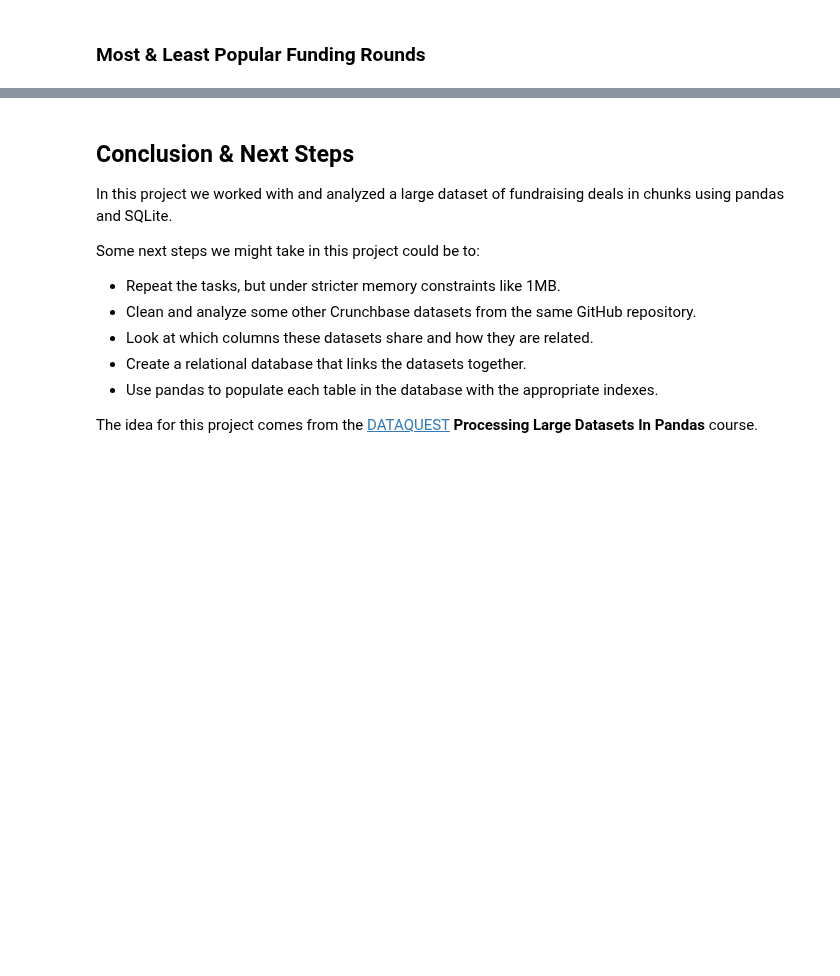
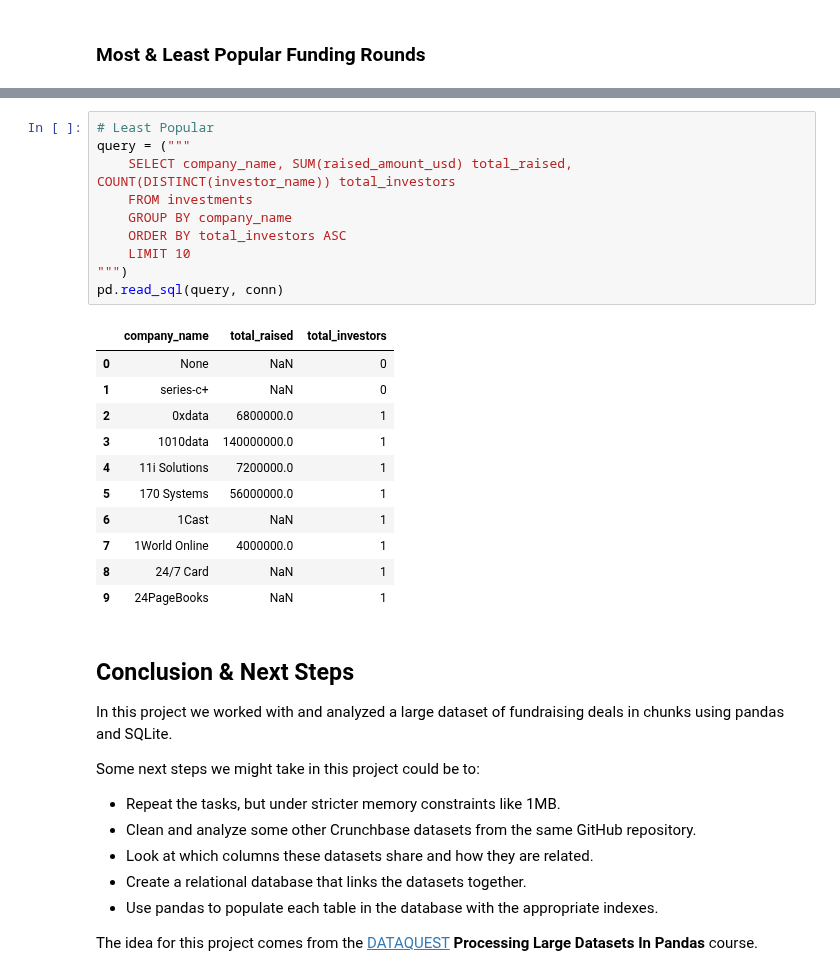
Before and after one commit to branBeckett/data-science-projects, a Jupyter notebook: startup-fundraising-deals/startup-fundraising-deals.ipynb, the cells around one changed output, grey strips where cells are left out. Drawn from its saved outputs; the diff is of its cells as text; blank space fills up the shorter version.

```diff
--- a/startup-fundraising-deals/startup-fundraising-deals.ipynb
+++ b/startup-fundraising-deals/startup-fundraising-deals.ipynb
@@ -238,3 +283,25 @@ pd.read_sql(query, conn)
+# %%
+# Least Popular
+query = ("""
+    SELECT company_name, SUM(raised_amount_usd) total_raised, COUNT(DISTINCT(investor_name)) total_investors
+    FROM investments
+    GROUP BY company_name
+    ORDER BY total_investors ASC
+    LIMIT 10
+""")
+pd.read_sql(query, conn)
+# %% [output]
+|  | company_name | total_raised | total_investors |
+| 0 | None | NaN | 0 |
+| 1 | series-c+ | NaN | 0 |
+| 2 | 0xdata | 6800000.0 | 1 |
+| 3 | 1010data | 140000000.0 | 1 |
+| 4 | 11i Solutions | 7200000.0 | 1 |
+| 5 | 170 Systems | 56000000.0 | 1 |
+| 6 | 1Cast | NaN | 1 |
+| 7 | 1World Online | 4000000.0 | 1 |
+| 8 | 24/7 Card | NaN | 1 |
+| 9 | 24PageBooks | NaN | 1 |
 # %% [markdown]
 
 ## Conclusion & Next Steps
```
Also changed, not shown: parts of 6 cells of this notebook.
